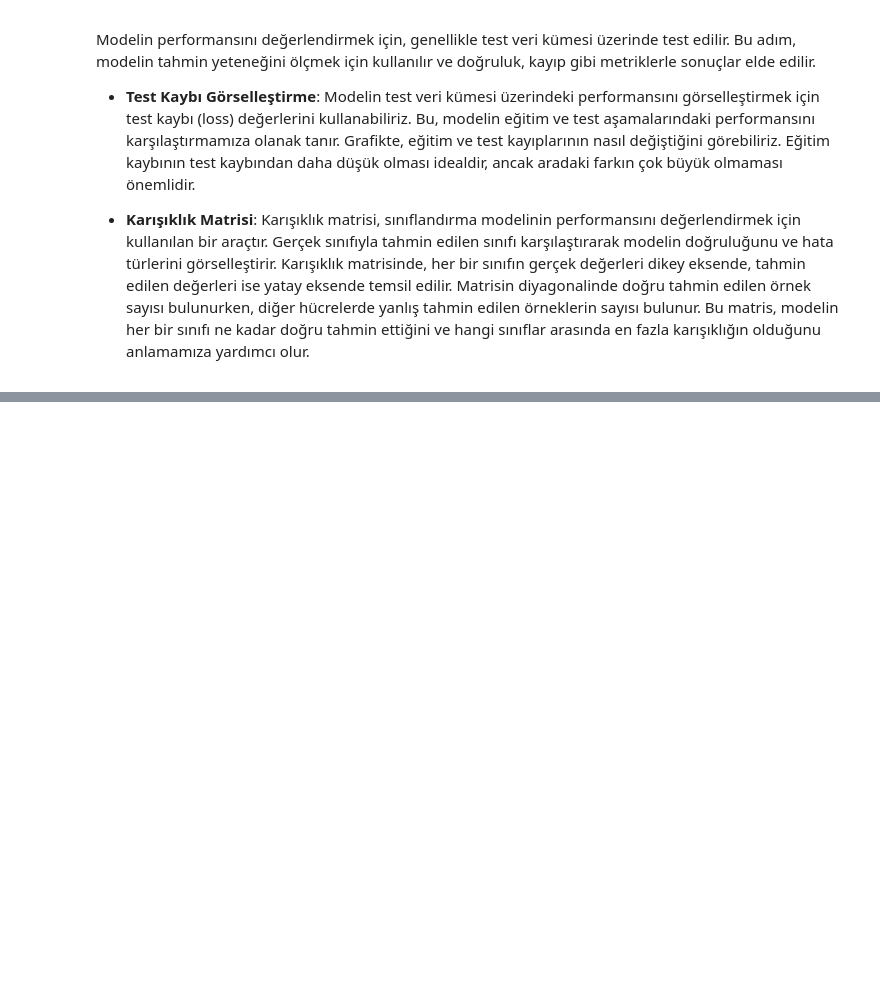
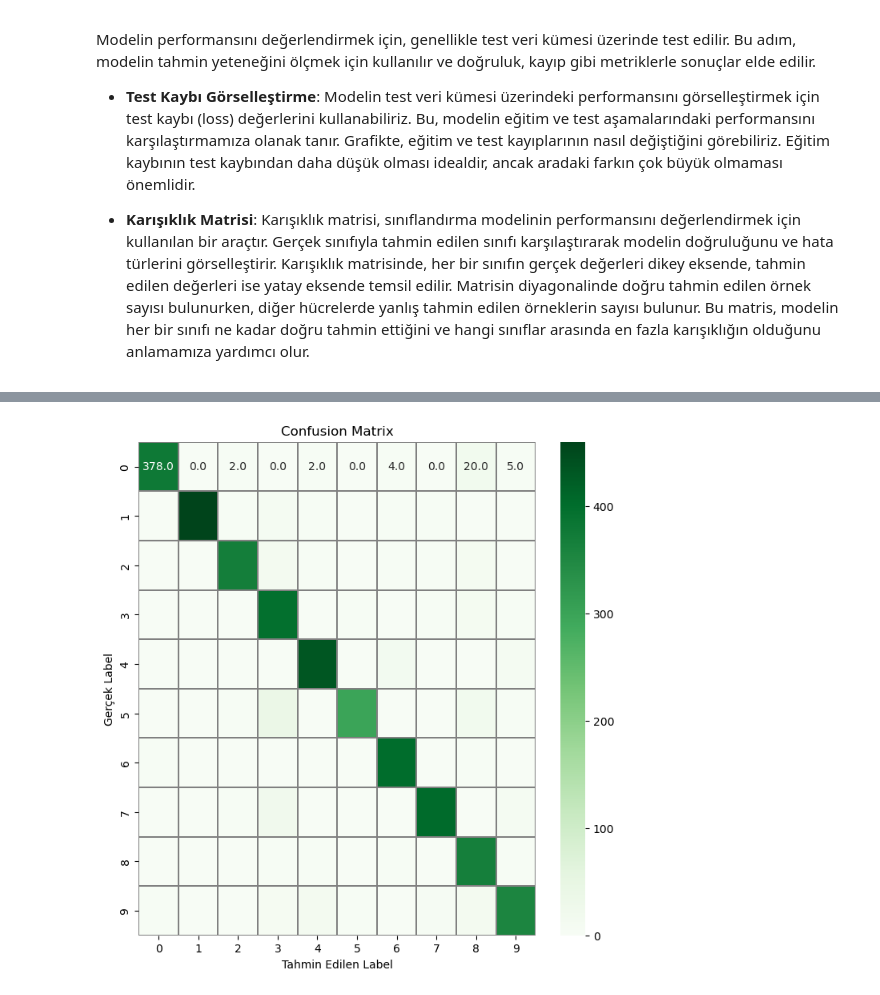
Before and after one commit to k-celal/image-processing, a Jupyter notebook: convoulutional-neural-network.ipynb, the cells around one changed output, grey strips where cells are left out. Drawn from its saved outputs; the diff is of its cells as text; code cells hidden in the pictures; blank space fills up the shorter version.

Commit message:
[feat] model compile, model grapichs
end of file

```diff
--- a/convoulutional-neural-network.ipynb
+++ b/convoulutional-neural-network.ipynb
@@ -402,0 +429,20 @@ Modelin performansını değerlendirmek için, genellikle test veri kümesi üze
+# %%
+# confusion matrix
+import seaborn as sns
+# Predict the values from the validation dataset
+Y_pred = model.predict(X_val)
+# Convert predictions classes to one hot vectors
+Y_pred_classes = np.argmax(Y_pred,axis = 1)
+# Convert validation observations to one hot vectors
+Y_true = np.argmax(Y_val,axis = 1)
+# compute the confusion matrix
+cm = confusion_matrix(Y_true, Y_pred_classes)
+# plot the confusion matrix
+f,ax = plt.subplots(figsize=(8, 8))
+sns.heatmap(cm, annot=True, linewidths=0.01,cmap="Greens",linecolor="gray", fmt= '.1f',ax=ax)
+plt.xlabel("Tahmin Edilen Label")
+plt.ylabel("Gerçek Label")
+plt.title("Confusion Matrix")
+plt.show()
+# %% [output]
+[figure, added]
```
Also changed, not shown: parts of 6 cells of this notebook.
